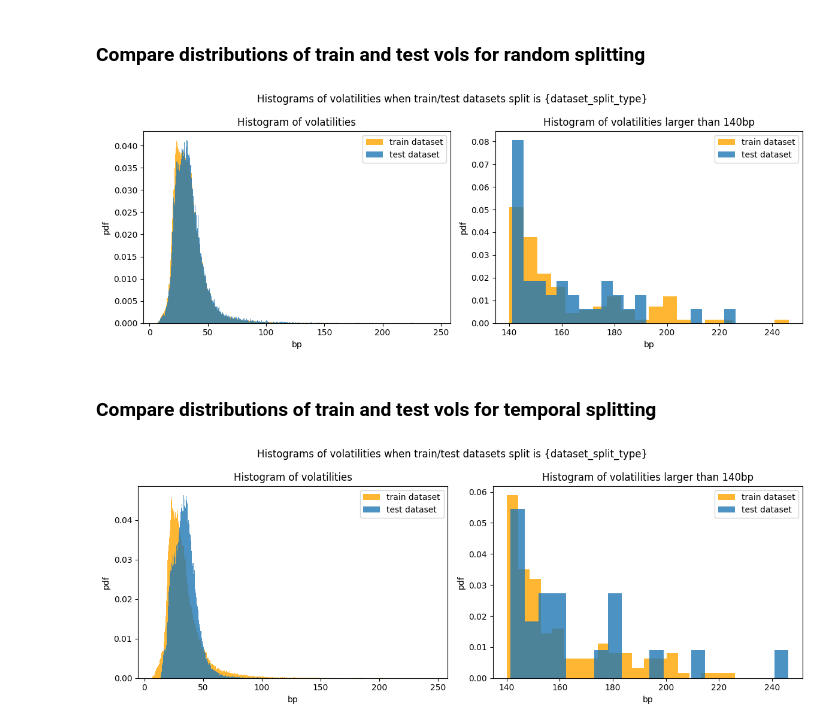
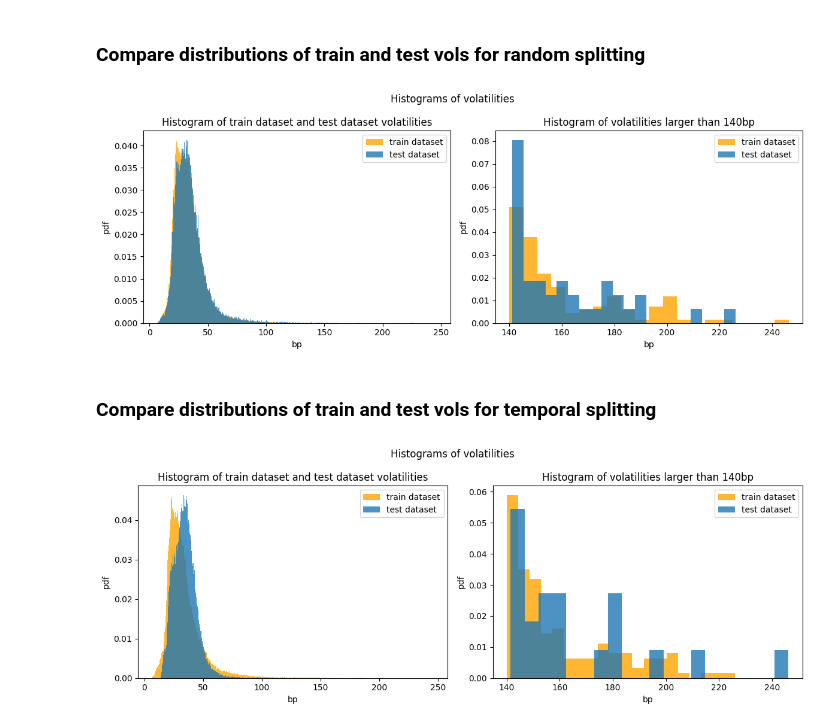
Before and after one commit to aleksei-zakharov/autoencoder_library, a Jupyter notebook: notebooks/vol cube extras/histograms_for_train_and_test_datasets.ipynb, the cells around one changed output. Saved outputs shown, nothing was run; the diff lists cells and outputs as text; code cells hidden in the pictures.

Commit message:
rename train_test_histograms.py

```diff
--- a/notebooks/vol cube extras/histograms_for_train_and_test_datasets.ipynb
+++ b/notebooks/vol cube extras/histograms_for_train_and_test_datasets.ipynb
@@ -24,17 +24,18 @@ data_norm_train, dates_train, data_norm_test, dates_test = get_train_test_datase
 data_train = normalizer.denormalize(data_norm_train)
 data_test = normalizer.denormalize(data_norm_test)
 # %%
-from src.visualization.vol.train_test_histograms import train_test_histograms
-train_test_histograms(data_train=data_train,
-                      data_test=data_test,
-                      dataset_split_type=dataset_split_type,
-                      alpha=0.8,
-                      bins_all=500,
-                      threshold=140,
-                      bins_higher_th=20
-                      )
+from src.visualization.vol.hist_comparison import hist_comparison
+hist_comparison(data1=data_train,
+                data1_label='train dataset',
+                data2=data_test,
+                data2_label='test dataset',
+                alpha=0.8,
+                bins_all=500,
+                threshold=140,
+                bins_higher_th=20
+                )
 # %% [output]
-[figure, old version]
+[figure, new version]
 # %% [markdown]
 ### Compare distributions of train and test vols for temporal splitting
 # %%
@@ -60,14 +61,15 @@ data_norm_train, dates_train, data_norm_test, dates_test = get_train_test_datase
 data_train = normalizer.denormalize(data_norm_train)
 data_test = normalizer.denormalize(data_norm_test)
 # %%
-from src.visualization.vol.train_test_histograms import train_test_histograms
-train_test_histograms(data_train=data_train,
-                      data_test=data_test,
-                      dataset_split_type=dataset_split_type,
-                      alpha=0.8,
-                      bins_all=500,
-                      threshold=140,
-                      bins_higher_th=20
-                      )
+from src.visualization.vol.hist_comparison import hist_comparison
+hist_comparison(data1=data_train,
+                data1_label='train dataset',
+                data2=data_test,
+                data2_label='test dataset',
+                alpha=0.8,
+                bins_all=500,
+                threshold=140,
+                bins_higher_th=20
+                )
 # %% [output]
-[figure, old version]
+[figure, new version]
```
Also changed, not shown: 1 other file.
